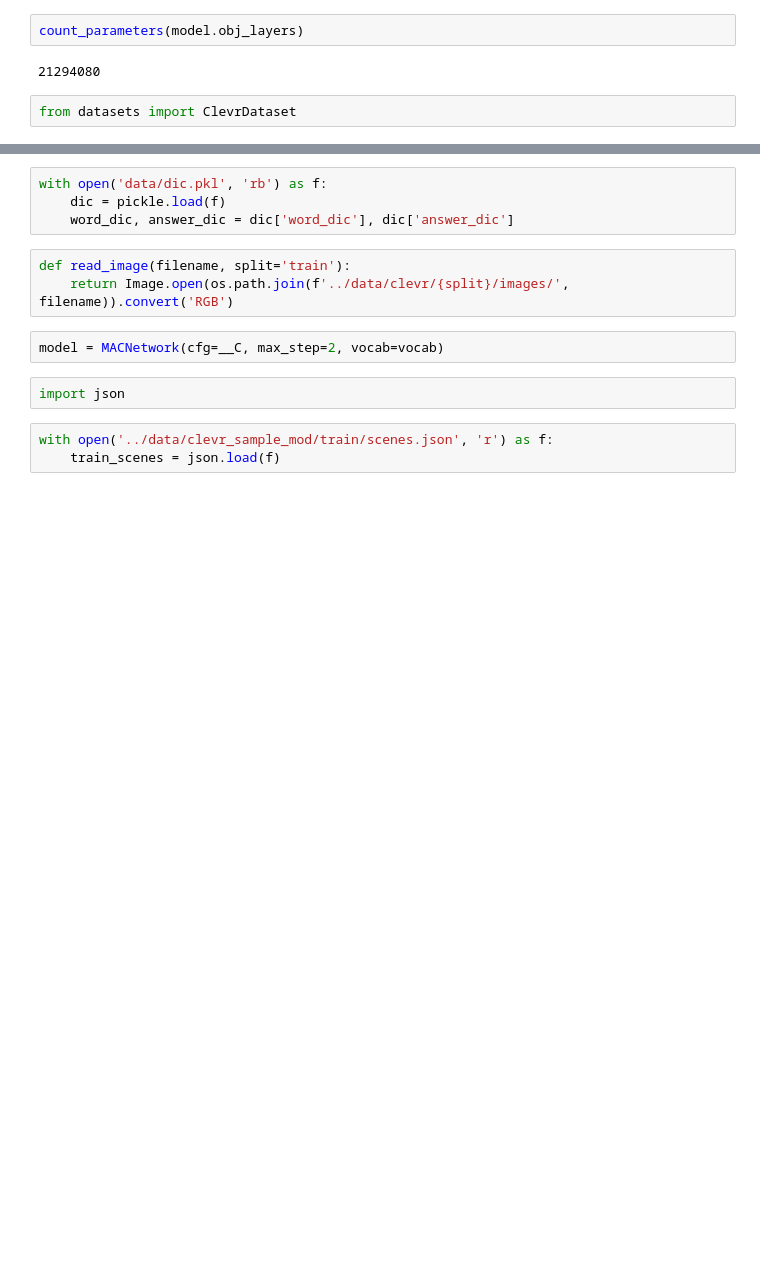
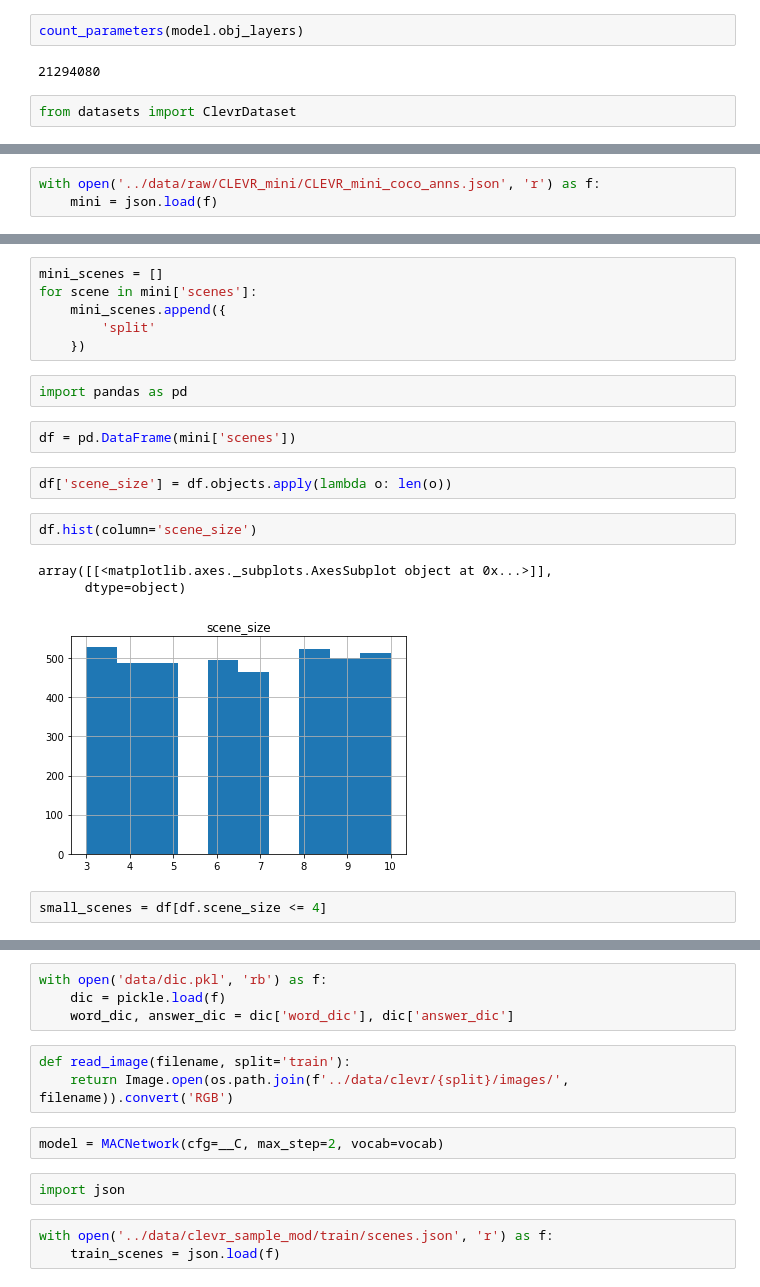
Before and after one commit to sebamenabar/Proyecto, a Jupyter notebook: pytorch-mac-network/inspect.ipynb, the cells around one changed output, grey strips where cells are left out. Drawn from its saved outputs; the diff is of its cells as text; blank space fills up the shorter version.

Commit message:
mini dataset

```diff
--- a/pytorch-mac-network/inspect.ipynb
+++ b/pytorch-mac-network/inspect.ipynb
@@ -159,0 +281,3 @@ torch.Size([12, 512, 1, 1])
+# %%
+with open('../data/raw/CLEVR_mini/CLEVR_mini_coco_anns.json', 'r') as f:
+    mini = json.load(f)
@@ -159,0 +304,20 @@ torch.Size([12, 512, 1, 1])
+# %%
+mini_scenes = []
+for scene in mini['scenes']:
+    mini_scenes.append({
+        'split'
+    })
+# %%
+import pandas as pd
+# %%
+df = pd.DataFrame(mini['scenes'])
+# %%
+df['scene_size'] = df.objects.apply(lambda o: len(o))
+# %%
+df.hist(column='scene_size')
+# %% [output]
+array([[<matplotlib.axes._subplots.AxesSubplot object at 0x...>]],
+      dtype=object)
+[figure, added]
+# %%
+small_scenes = df[df.scene_size <= 4]
```
Also changed, not shown: parts of 87 cells of this notebook, 2 other files.
